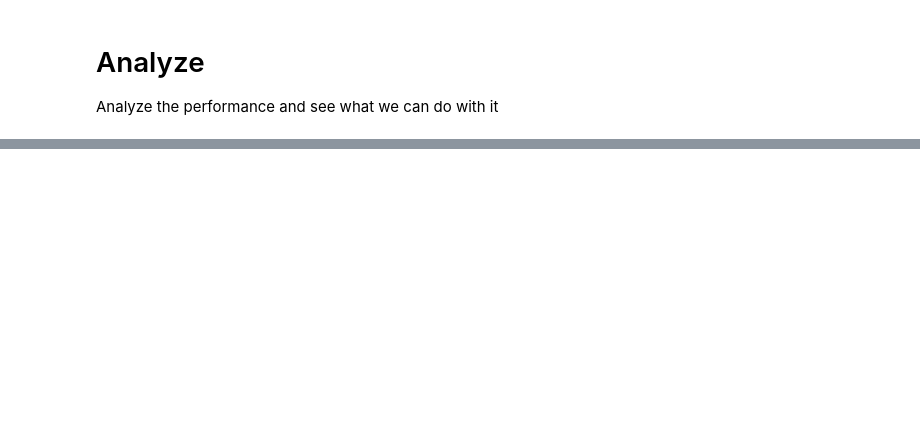
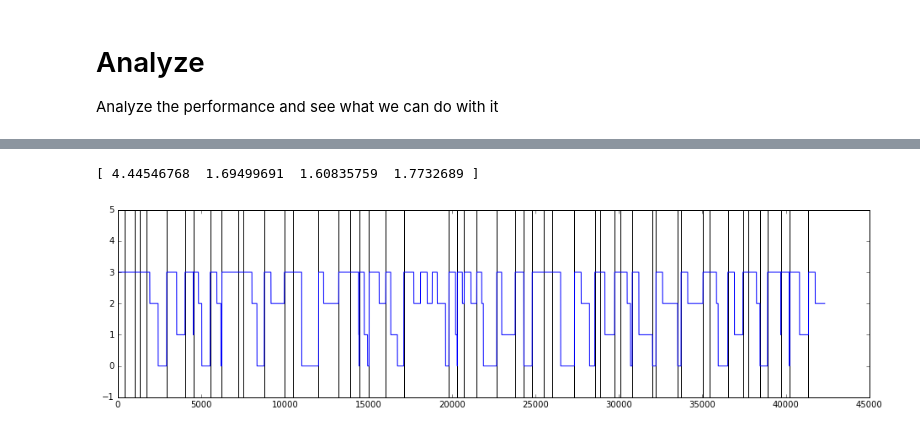
Before and after one commit to Engineero/burner_analysis, a Jupyter notebook: tensorflow_workbook.ipynb, the cells around one changed output, grey strips where cells are left out. Drawn from its saved outputs; the diff is of its cells as text; code cells hidden in the pictures; blank space fills up the shorter version.

Commit message:
Added k-means clustering to tensorflow workbook. Trying to get this to differentiate operating modes for labeling.

```diff
--- a/tensorflow_workbook.ipynb
+++ b/tensorflow_workbook.ipynb
@@ -292,0 +269,3 @@ Logprob prediction accuracy: 1.0012364158655291
+# %%
+blow_outs = [ind for ind in range(num_samples) if dataset[ind, 0] == 0]
+print(blow_outs)
@@ -292,0 +323,31 @@ Logprob prediction accuracy: 1.0012364158655291
+# %%
+max_iters = 100  # stop criterion for k-means algorithm
+progress = np.int(max_iters/50)
+num_clusters = 4  # blowout, attached, detached, going unstable
+
+configure_kmeans(num_clusters)
+
+with tf.Session() as sess:
+    print('Working ', end='', flush=True)
+    tic = timeit.default_timer()
+    sess.run(tf.initialize_all_variables())
+    changed = True
+    iters = 0
+    mean_history = []
+
+    # Run k-means loop
+    while changed and iters < max_iters:
+        if iters % progress == 0:
+            print('.', end='', flush=True)
+        iters += 1
+        [changed, _] = sess.run([did_assignments_change, do_updates])
+        mean_history.append(sum_squares.eval())
+    print(' done!')
+
+    # Output the results
+    [centers, assignments] = sess.run([centroids, cluster_assignments])
+    toc = timeit.default_timer()
+    print("Found in {} seconds {} iterations".format(toc-tic, iters))
+    print("Centroids:")
+    print(centers)
+    print("Cluster assignments: ", assignments)
@@ -292,0 +371,10 @@ Logprob prediction accuracy: 1.0012364158655291
+# %%
+print(np.mean(mean_history[0], axis=0))
+plt.figure(figsize=(16, 4))
+plt.plot(assignments)
+plt.vlines(blow_outs, -1, num_clusters+1)
+plt.ylim((-1, num_clusters+1))
+plt.show()
+# %% [output]
+[ 4.44546768  1.69499691  1.60835759  1.7732689 ]
+[figure, added]
```
Also changed, not shown: parts of 9 cells of this notebook.
